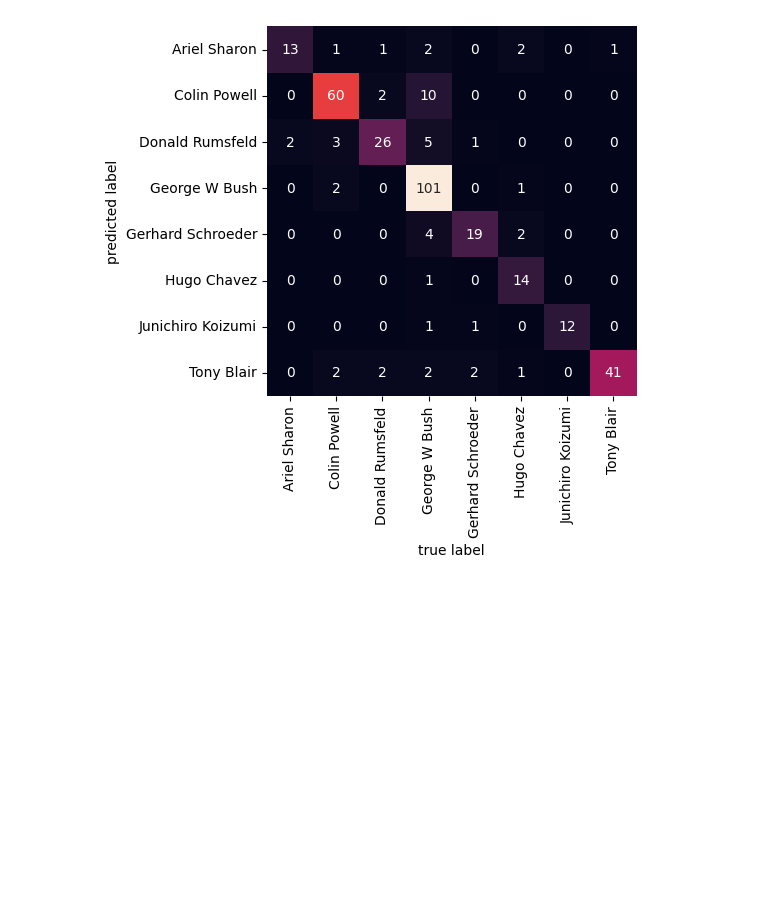
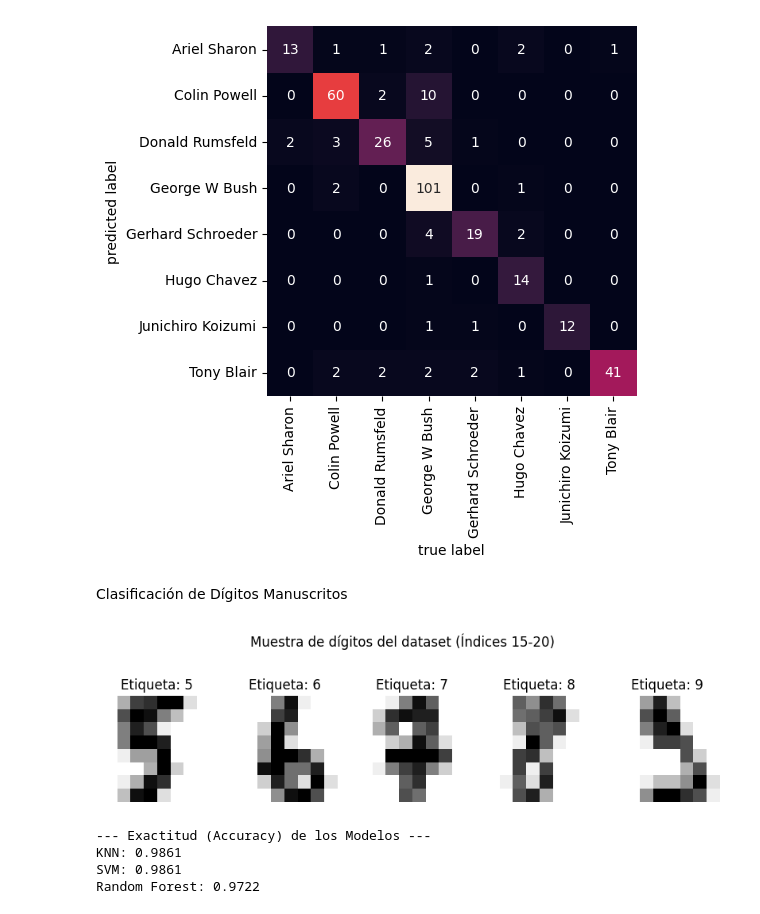
Before and after one commit to AdriannMo/Mineria_de_Datos, a Jupyter notebook: Copia_de_Copia_de_Minería_de_Datos.ipynb, the cells around one changed output. Drawn from its saved outputs; the diff is of its cells as text; code cells hidden in the pictures; blank space fills up the shorter version.

```diff
--- a/Copia_de_Copia_de_Minería_de_Datos.ipynb
+++ b/Copia_de_Copia_de_Minería_de_Datos.ipynb
@@ -2244,3 +2244,56 @@ plt.xlabel('true label')
 plt.ylabel('predicted label');
 # %% [output]
 [figure]
+# %% [markdown]
+Clasificación de Dígitos Manuscritos
+# %%
+import matplotlib.pyplot as plt
+import numpy as np
+from sklearn.datasets import load_digits
+from sklearn.model_selection import train_test_split
+
+# Cargar el dataset (8x8)
+digits = load_digits()
+
+# Dividir los datos:
+Xtrain, Xtest, ytrain, ytest = train_test_split(digits.data, digits.target, test_size=0.2, random_state=42)
+
+# Visualizar secuencia
+fig, axes = plt.subplots(1, 5, figsize=(10, 3))
+for ax, img, label in zip(axes, digits.images[15:20], digits.target[15:20]):
+    ax.set_axis_off()
+    ax.imshow(img, cmap=plt.cm.gray_r, interpolation='nearest')
+    ax.set_title(f'Etiqueta: {label}')
+
+plt.suptitle("Muestra de dígitos del dataset (Índices 15-20)")
+plt.show()
+# %% [output]
+[figure, added]
+# %%
+from sklearn.neighbors import KNeighborsClassifier
+from sklearn.svm import SVC
+from sklearn.ensemble import RandomForestClassifier
+from sklearn.metrics import accuracy_score
+
+# 1. KNN (K-Nearest Neighbors)
+knn = KNeighborsClassifier(n_neighbors=5)
+knn.fit(Xtrain, ytrain)
+
+# 2. SVM (Support Vector Machine) con kernel RBF
+svm = SVC(kernel='rbf')
+svm.fit(Xtrain, ytrain)
+
+# 3. Random Forest (100 estimadores)
+rf = RandomForestClassifier(n_estimators=100, random_state=42)
+rf.fit(Xtrain, ytrain)
+
+# Evaluamos los modelos con el conjunto de prueba
+print("--- Exactitud (Accuracy) de los Modelos ---")
+print(f"KNN: {accuracy_score(ytest, knn.predict(Xtest)):.4f}")
+print(f"SVM: {accuracy_score(ytest, svm.predict(Xtest)):.4f}")
+print(f"Random Forest: {accuracy_score(ytest, rf.predict(Xtest)):.4f}")
+# %% [output]
+--- Exactitud (Accuracy) de los Modelos ---
+KNN: 0.9861
+SVM: 0.9861
+Random Forest: 0.9722
```
Also changed, not shown: parts of 5 cells of this notebook.
